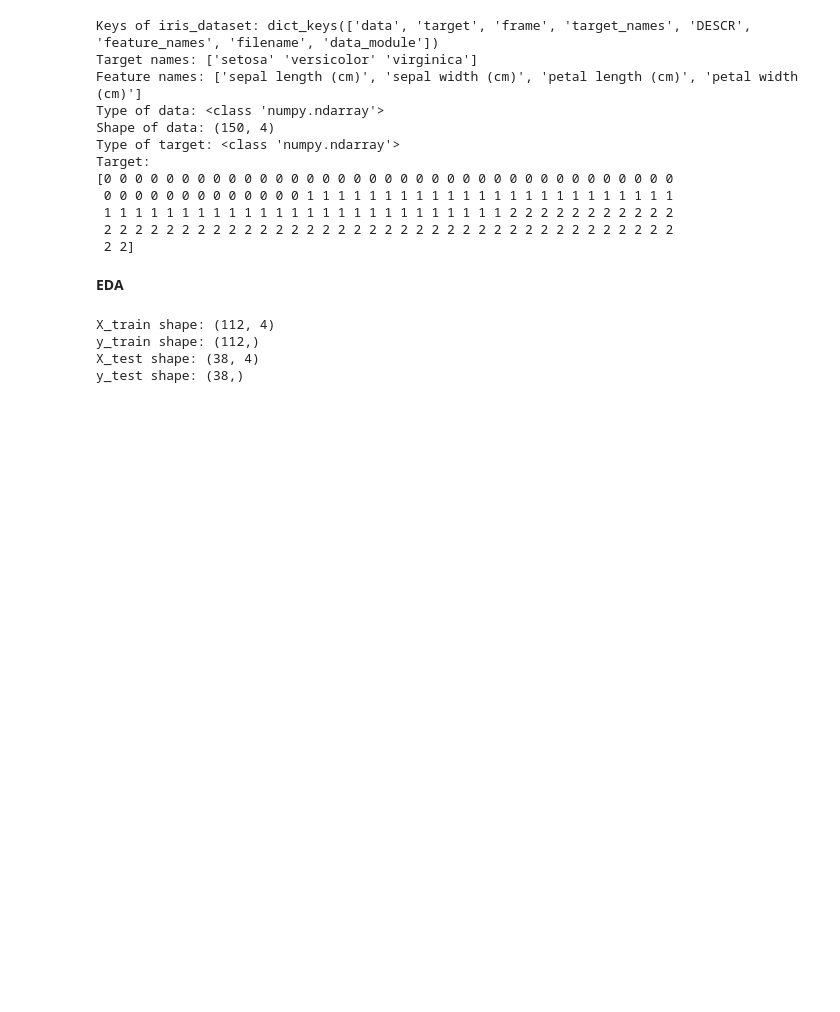
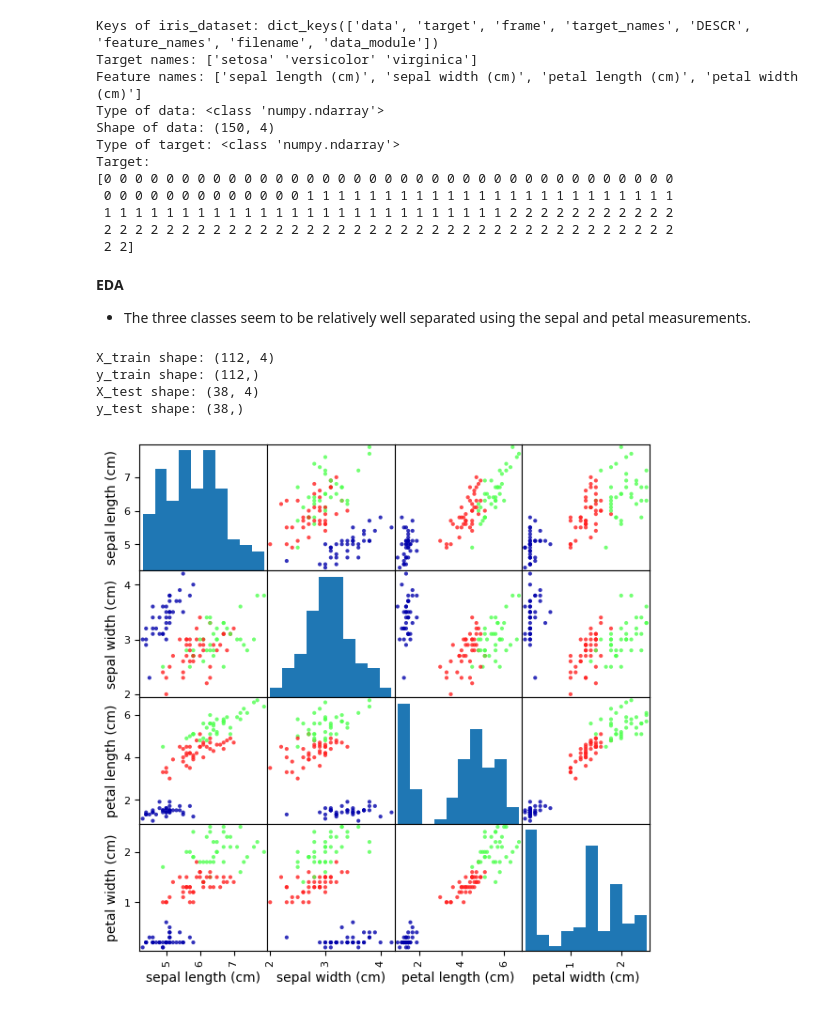
Before and after one commit to pquynhvu/ML, a Jupyter notebook: iris-species-classification.ipynb, the cells around one changed output. Drawn from its saved outputs; the diff is of its cells as text; code cells hidden in the pictures; blank space fills up the shorter version.

```diff
--- a/iris-species-classification.ipynb
+++ b/iris-species-classification.ipynb
@@ -36,11 +38,13 @@ Target:
  1 1 1 1 1 1 1 1 1 1 1 1 1 1 1 1 1 1 1 1 1 1 1 1 1 1 2 2 2 2 2 2 2 2 2 2 2
  2 2 2 2 2 2 2 2 2 2 2 2 2 2 2 2 2 2 2 2 2 2 2 2 2 2 2 2 2 2 2 2 2 2 2 2 2
  2 2]
-# %% [markdown]
-**EDA**
+# %% [markdown]
+**EDA**
+
+* The three classes seem to be relatively well separated using the sepal and petal measurements.
 # %%
-X_train, X_test, y_train, y_test = train_test_split(
-iris_dataset['data'], iris_dataset['target'], random_state=0)
+X_train, X_test, y_train, y_test = train_test_split(iris_dataset['data'], iris_dataset['target'], random_state=100)
+
 print("X_train shape: {}".format(X_train.shape))
 print("y_train shape: {}".format(y_train.shape))
 
@@ -51,3 +55,14 @@ X_train shape: (112, 4)
 y_train shape: (112,)
 X_test shape: (38, 4)
 y_test shape: (38,)
+# %%
+iris_df = pd.DataFrame(X_train, columns=iris_dataset['feature_names'] )
+
+grr = pd.plotting.scatter_matrix(iris_df,
+                                 alpha = 0.8,        # amount of transparency
+                                 figsize = (7, 7),
+                                 marker = '.',
+                                 c = y_train,        # color by types of iris species
+                                 cmap = mglearn.cm3) # colormap
+# %% [output]
+[figure, added]
```
Also changed, not shown: parts of 3 cells of this notebook.
